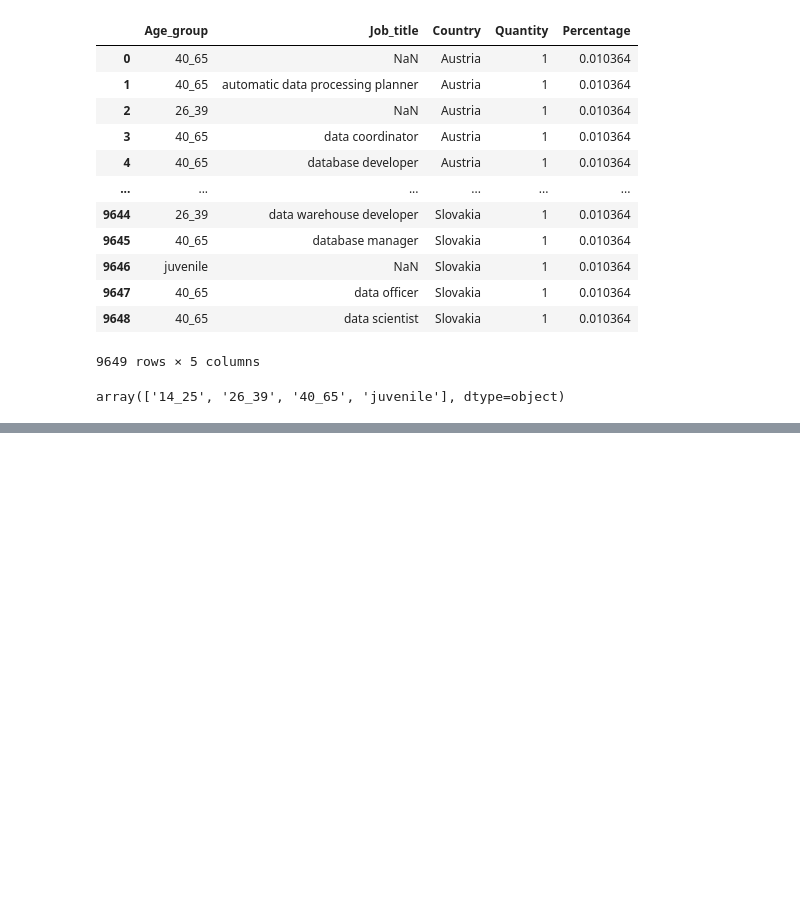
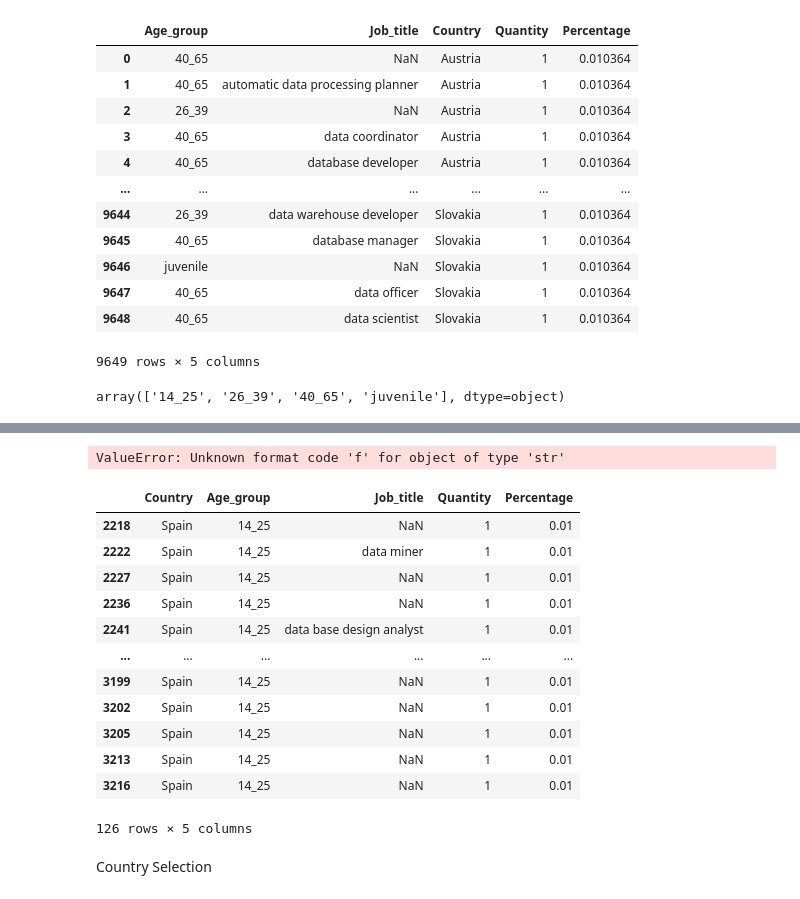
Before and after one commit to Dav3whit3/ih_datamadpt0420_project_m1, a Jupyter notebook: __trash__/Acquisition.ipynb, the cells around one changed output, grey strips where cells are left out. Cells and saved outputs as stored; diff of their text form; code cells hidden in the pictures; blank space fills up the shorter version.

```diff
--- a/__trash__/Acquisition.ipynb
+++ b/__trash__/Acquisition.ipynb
@@ -298,0 +308,25 @@ array(['14_25', '26_39', '40_65', 'juvenile'], dtype=object)
+# %%
+sub_df[['Percentage']] = sub_df[['Percentage']].applymap('{:,.2f}'.format)
+# %% [output]
+ValueError: Unknown format code 'f' for object of type 'str'
+# %%
+sub_df.dtypes
+sub_df['Percentage'] = sub_df['Percentage'].astype(float)
+# %%
+sub_df[(sub_df['Country'] == 'Spain') & (sub_df['Age_group'] == '14_25')]
+# %% [output]
+|  | Country | Age_group | Job_title | Quantity | Percentage |
+| 2218 | Spain | 14_25 | NaN | 1 | 0.01 |
+| 2222 | Spain | 14_25 | data miner | 1 | 0.01 |
+| 2227 | Spain | 14_25 | NaN | 1 | 0.01 |
+| 2236 | Spain | 14_25 | NaN | 1 | 0.01 |
+| 2241 | Spain | 14_25 | data base design analyst | 1 | 0.01 |
+| ... | ... | ... | ... | ... | ... |
+| 3199 | Spain | 14_25 | NaN | 1 | 0.01 |
+| 3202 | Spain | 14_25 | NaN | 1 | 0.01 |
+| 3205 | Spain | 14_25 | NaN | 1 | 0.01 |
+| 3213 | Spain | 14_25 | NaN | 1 | 0.01 |
+| 3216 | Spain | 14_25 | NaN | 1 | 0.01 |
+126 rows × 5 columns
+# %% [markdown]
+ Country Selection
```
Also changed, not shown: parts of 8 cells of this notebook, 5 other files.
